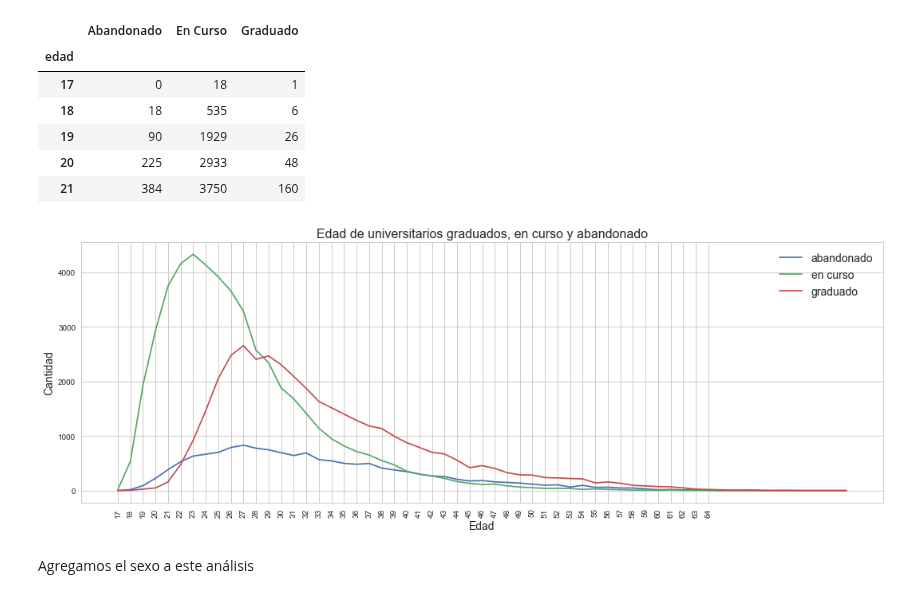
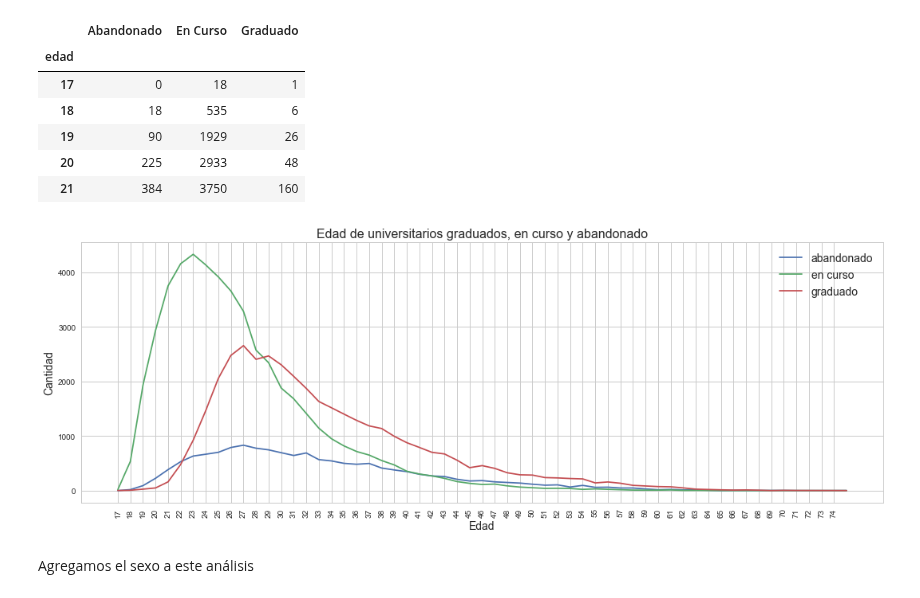
Before and after one commit to FrancoLiberali/tp1-orga-datos-1c2018, a Jupyter notebook: AnalisisExploratorio.ipynb, the cells around one changed output. Drawn from its saved outputs; the diff is of its cells as text; code cells hidden in the pictures.

```diff
--- a/AnalisisExploratorio.ipynb
+++ b/AnalisisExploratorio.ipynb
@@ -705,17 +705,17 @@ universitarios_por_edad.head()
 # %%
 edades_abandonado = universitarios_por_edad['Abandonado']
 edades_en_curso = universitarios_por_edad['En Curso']
 edades_graduados = universitarios_por_edad['Graduado']
 plt.figure(figsize = (18, 6))
-edades_abandonado.plot(rot = 90, xticks = range(17,65), label = 'abandonado');
-edades_en_curso.plot(rot = 90, xticks = range(17,65), label = 'en curso');
-edades_graduados.plot(rot = 90, xticks = range(17,65), label = 'graduado');
+edades_abandonado.plot(rot = 90, xticks = range(17,75), label = 'abandonado');
+edades_en_curso.plot(rot = 90, xticks = range(17,75), label = 'en curso');
+edades_graduados.plot(rot = 90, xticks = range(17,75), label = 'graduado');
 plt.title('Edad de universitarios graduados, en curso y abandonado', fontsize = 16)
 plt.ylabel('Cantidad',fontsize=14)
 plt.xlabel('Edad', fontsize=14)
 plt.legend(fontsize = 14);
 # %% [output]
-[figure, old version]
+[figure, new version]
 # %% [markdown]
 Agregamos el sexo a este análisis
 # %%
```
Also changed, not shown: parts of 20 cells of this notebook.
